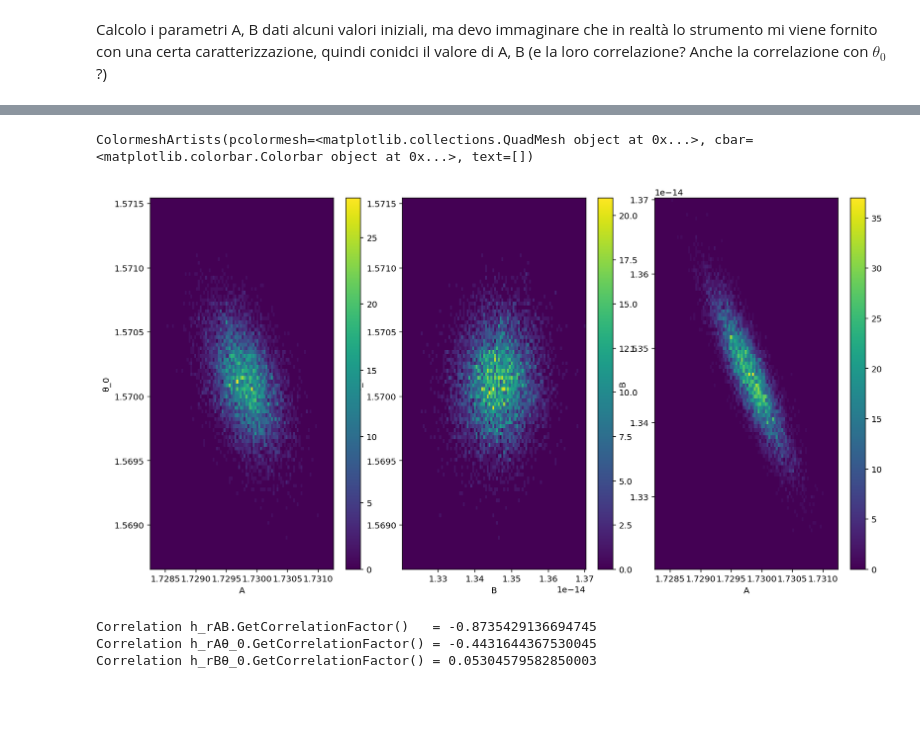
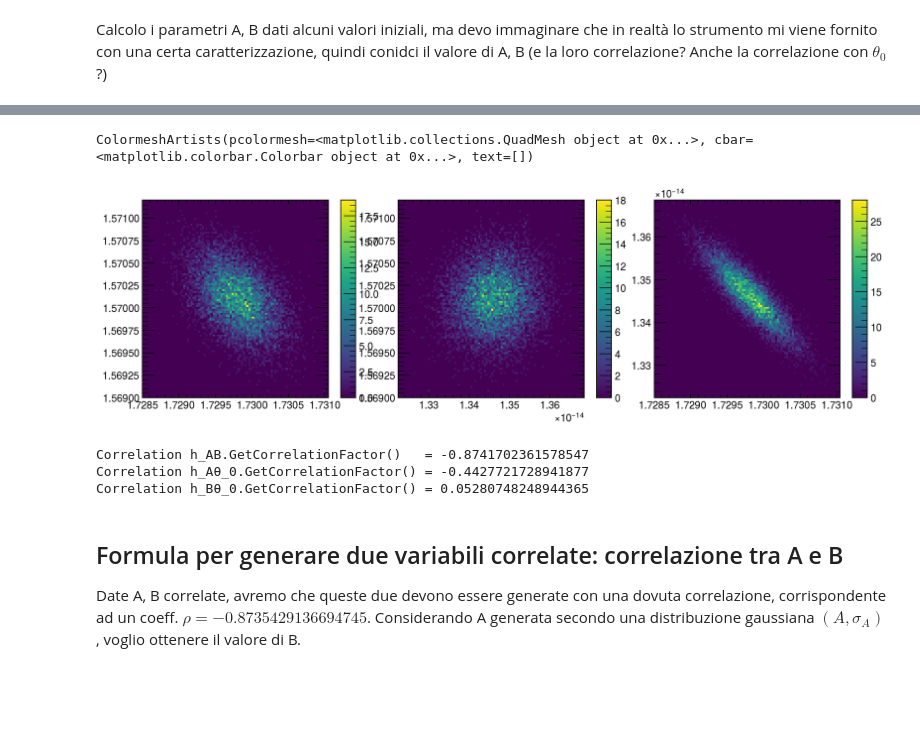
Before and after one commit to mattiasotgia/E6_sim_prism, a Jupyter notebook: testing_MC_sim_lambda.ipynb, the cells around one changed output, grey strips where cells are left out. Drawn from its saved outputs; the diff is of its cells as text; code cells hidden in the pictures; blank space fills up the shorter version.

```diff
--- a/testing_MC_sim_lambda.ipynb
+++ b/testing_MC_sim_lambda.ipynb
@@ -6,6 +6,8 @@ import mplhep as hep
 
 import ROOT
 import hist
+
+mpl.style.use(hep.style.ATLAS)
 # %% [output]
 Welcome to JupyROOT 6.24/02
 # %% [markdown]
@@ -42,11 +44,11 @@ n_samples = 10_000
 
 rnd = ROOT.TRandom3(58347942)
 
-h_AB = hist.Hist(hist.axis.Regular(100, 1.72825, 1.73125, name='A'), hist.axis.Regular(100, 13202.5e-18, 13702.5e-18, name='B'))
+h_AB = ROOT.TH2D('', '', 100, 0, 0, 100, 0, 0)
 
 for i in range(n_samples):
     A, B = computeAB(th_0=rnd.Gaus(θ_0,σ_θ), th_1=rnd.Gaus(θ_1,σ_θ), th_2=rnd.Gaus(θ_2,σ_θ))
-    h_AB.fill(A, B)
+    h_AB.Fill(A, B)
 
 fig = plt.figure(figsize=(6,6))
 grid = fig.add_gridspec(2,2, width_ratios=(4, 1), height_ratios=(1, 4), left=0.05, right=0.95, bottom=0.05, top=0.95, wspace=0.1, hspace=0.1)
@@ -60,8 +62,8 @@ ax_y = fig.add_subplot(grid[1,1], sharey=ax)
 ax_x.tick_params(axis='x', labelbottom=False)
 ax_y.tick_params(axis='y', labelleft=False)
 
-hep.histplot(h_AB.project('A'), yerr=False, ax=ax_x, color='r')
-hep.histplot(h_AB.project('B'), yerr=False, ax=ax_y, color='r', orientation='horizontal')
+hep.histplot(h_AB.ProjectionX(), yerr=False, ax=ax_x, color='r')
+hep.histplot(h_AB.ProjectionY(), yerr=False, ax=ax_y, color='r', orientation='horizontal')
 
 ax_x.set_ylabel('Events')
 ax_y.set_xlabel('Events')
@@ -73,11 +75,11 @@ Text(0.5, 0, '')
 import uproot
 from uncertainties import ufloat
 
-h_rλ = uproot.pyroot.to_pyroot(uproot.to_writable(h_AB))
-A = h_rλ.ProjectionX().GetMean()
-σ_A = h_rλ.ProjectionX().GetStdDev()
-B = h_rλ.ProjectionY().GetMean()
-σ_B = h_rλ.ProjectionY().GetStdDev()
+h_λ = h_AB
+A = h_λ.ProjectionX().GetMean()
+σ_A = h_λ.ProjectionX().GetStdDev()
+B = h_λ.ProjectionY().GetMean()
+σ_B = h_λ.ProjectionY().GetStdDev()
 
 A_PDF = ufloat(A, σ_A)
 B_PDF = ufloat(B, σ_B)
@@ -151,49 +153,43 @@ hep.histplot(h_λ,yerr=False,color='r')
 # %%
 def computeAB(th_0, th_1, th_2):
 
     def n_i(th_i, th_0):
         return np.sin((th_i - th_0 + α)/2)/np.sin(α/2)
     A = (n_i(th_1, th_0)*λ_1**2 - n_i(th_2, th_0)*λ_2**2)/(λ_1**2 - λ_2**2)
     B = (n_i(th_1, th_0) - n_i(th_2, th_0))/(1/(λ_1**2) - 1/(λ_2**2))
     return A, B, # n_i(th_1, th_0), n_i(th_2, th_0), th_1-th_0, th_2-th_0
 
 n_samples = 10_000
 
 rnd = ROOT.TRandom3(246357846)
 
-h_Aθ_0 = hist.Hist(hist.axis.Regular(100, 1.72825, 1.73125, name='A'), hist.axis.Regular(100, θ_0-5*σ_θ, θ_0+5*σ_θ, name='θ_0'))
-h_Bθ_0 = hist.Hist(hist.axis.Regular(100, 13202.5e-18, 13702.5e-18, name='B'), hist.axis.Regular(100, θ_0-5*σ_θ, θ_0+5*σ_θ, name='θ_0'))
-h_AB = hist.Hist(hist.axis.Regular(100, 1.72825, 1.73125, name='A'), hist.axis.Regular(100, 13202.5e-18, 13702.5e-18, name='B'))
-
-#h_Aθ_0 = ROOT.TH2D('', '', 100, 0, 0, 100,0,0)
-#h_Bθ_0 = ROOT.TH2D('', '', 100, 0, 0, 100,0,0)
-#h_AB = ROOT.TH2D('', '', 100, 0, 0, 100,0,0)
+h_Aθ_0 = ROOT.TH2D('', ';A;B', 100, 0, 0, 100,0,0)
+h_Bθ_0 = ROOT.TH2D('', ';B;\theta_0', 100, 0, 0, 100,0,0)
+h_AB = ROOT.TH2D('', ';A;\theta_0', 100, 0, 0, 100,0,0)
 
 for _ in range(n_samples):
     tmp_θ_0 = rnd.Gaus(θ_0,σ_θ)
     A, B = computeAB(th_0=tmp_θ_0, th_1=rnd.Gaus(θ_1,σ_θ), th_2=rnd.Gaus(θ_2,σ_θ))
-    h_Aθ_0.fill(A,tmp_θ_0)
-    h_Bθ_0.fill(B,tmp_θ_0)
-    h_AB.fill(A,B)
+    h_Aθ_0.Fill(A,tmp_θ_0)
+    h_Bθ_0.Fill(B,tmp_θ_0)
+    h_AB.Fill(A,B)
 
-fig, (ax1, ax2, ax3) =plt.subplots(1,3, figsize=(15,8))
+fig, (ax1, ax2, ax3) =plt.subplots(1,3, figsize=(15,4))
 hep.hist2dplot(h_Aθ_0,ax=ax1)
 hep.hist2dplot(h_Bθ_0,ax=ax2)
 hep.hist2dplot(h_AB,ax=ax3)
 # %% [output]
 ColormeshArtists(pcolormesh=<matplotlib.collections.QuadMesh object at 0x...>, cbar=<matplotlib.colorbar.Colorbar object at 0x...>, text=[])
-[figure, old version]
+[figure, new version]
 # %%
-h_rAB = uproot.pyroot.to_pyroot(uproot.to_writable(h_AB))
-h_rAθ_0 = uproot.pyroot.to_pyroot(uproot.to_writable(h_Aθ_0))
-h_rBθ_0 = uproot.pyroot.to_pyroot(uproot.to_writable(h_Bθ_0))
-
-print(f'Correlation {h_rAB.GetCorrelationFactor()   = }')
-print(f'Correlation {h_rAθ_0.GetCorrelationFactor() = }')
-print(f'Correlation {h_rBθ_0.GetCorrelationFactor() = }')
+print(f'Correlation {h_AB.GetCorrelationFactor()   = }')
+print(f'Correlation {h_Aθ_0.GetCorrelationFactor() = }')
+print(f'Correlation {h_Bθ_0.GetCorrelationFactor() = }')
 # %% [output]
-Correlation h_rAB.GetCorrelationFactor()   = -0.8735429136694745
-Correlation h_rAθ_0.GetCorrelationFactor() = -0.4431644367530045
-Correlation h_rBθ_0.GetCorrelationFactor() = 0.05304579582850003
+Correlation h_AB.GetCorrelationFactor()   = -0.8741702361578547
+Correlation h_Aθ_0.GetCorrelationFactor() = -0.4427721728941877
+Correlation h_Bθ_0.GetCorrelationFactor() = 0.05280748248944365
-# %% [markdown]
-##
+# %% [markdown]
+## Formula per generare due variabili correlate: correlazione tra A e B
+
+Date A, B correlate, avremo che queste due devono essere generate con una dovuta correlazione, corrispondente ad un coeff. $\rho = -0.8735429136694745$. Considerando A generata secondo una distribuzione gaussiana $(A, \sigma_A)$, voglio ottenere il valore di B.
```
Also changed, not shown: parts of 5 cells of this notebook, 4 other files.
